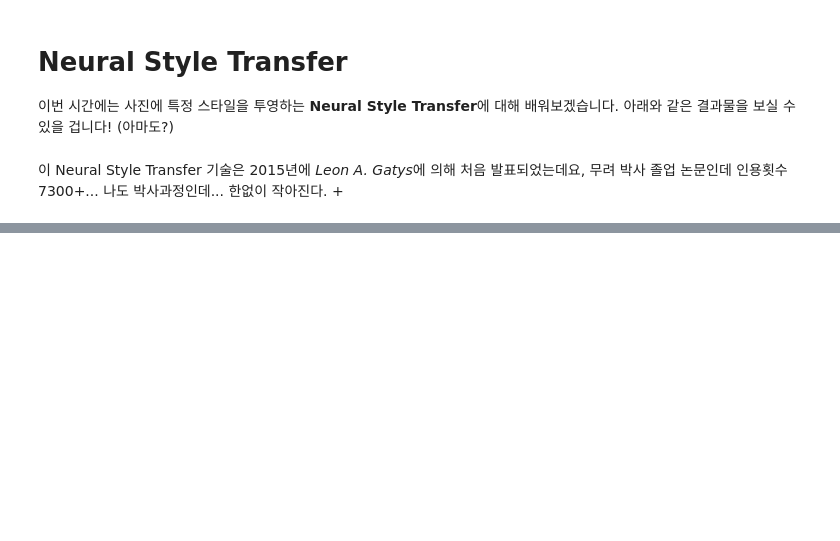
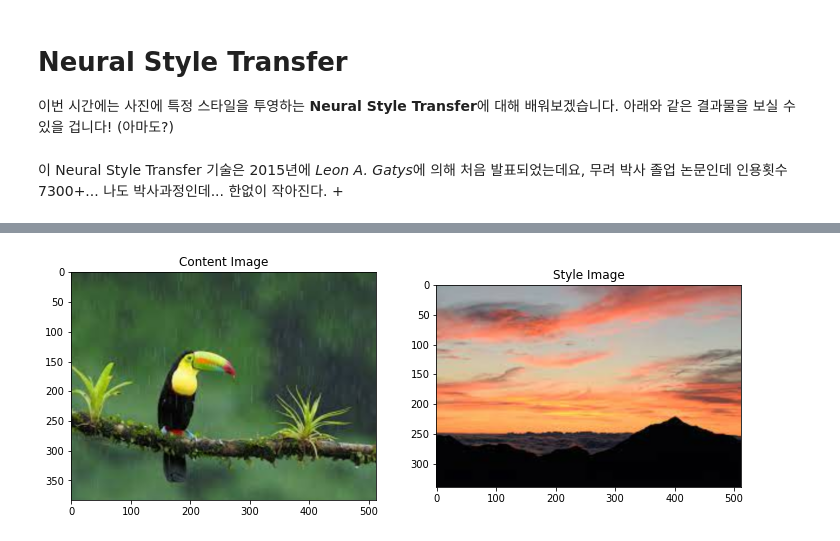
Before and after one commit to 1pha/neural-style-transfer, a Jupyter notebook: neural_style_transfer.ipynb, the cells around one changed output, grey strips where cells are left out. Drawn from its saved outputs; the diff is of its cells as text; code cells hidden in the pictures; blank space fills up the shorter version.

Commit message:
<ipynb> run tf.keras code. #TODO modulize

```diff
--- a/neural_style_transfer.ipynb
+++ b/neural_style_transfer.ipynb
@@ -26,0 +33,42 @@ ModuleNotFoundError: No module named 'tensorflow'
+# %%
+# content_path = tf.keras.utils.get_file('YellowLabradorLooking_new.jpg', 'https://storage.googleapis.com/download.tensorflow.org/example_images/YellowLabradorLooking_new.jpg')
+#
+# # https://commons.wikimedia.org/wiki/File:Vassily_Kandinsky,_1913_-_Composition_7.jpg
+# style_path = tf.keras.utils.get_file('kandinsky5.jpg','https://storage.googleapis.com/download.tensorflow.org/example_images/Vassily_Kandinsky%2C_1913_-_Composition_7.jpg')
+
+content_path = "tfapp/static/content_images/content1.jpeg"
+style_path = "tfapp/static/style_images/style1.jpeg"
+# %%
+def load_img(path_to_img):
+  max_dim = 512
+  img = tf.io.read_file(path_to_img)
+  img = tf.image.decode_image(img, channels=3)
+  img = tf.image.convert_image_dtype(img, tf.float32)
+
+  shape = tf.cast(tf.shape(img)[:-1], tf.float32)
+  long_dim = max(shape)
+  scale = max_dim / long_dim
+
+  new_shape = tf.cast(shape * scale, tf.int32)
+
+  img = tf.image.resize(img, new_shape)
+  img = img[tf.newaxis, :]
+  return img
+# %%
+def imshow(image, title=None):
+  if len(image.shape) > 3:
+    image = tf.squeeze(image, axis=0)
+
+  plt.imshow(image)
+  if title:
+    plt.title(title)
+# %%
+content_image = load_img(content_path)
+style_image = load_img(style_path)
+
+plt.subplot(1, 2, 1)
+imshow(content_image, 'Content Image')
+
+plt.subplot(1, 2, 2)
+imshow(style_image, 'Style Image')
+# %% [output]
@@ -26,0 +83 @@ ModuleNotFoundError: No module named 'tensorflow'
+[figure, added]
```
Also changed, not shown: parts of 25 cells of this notebook, 5 other files.
